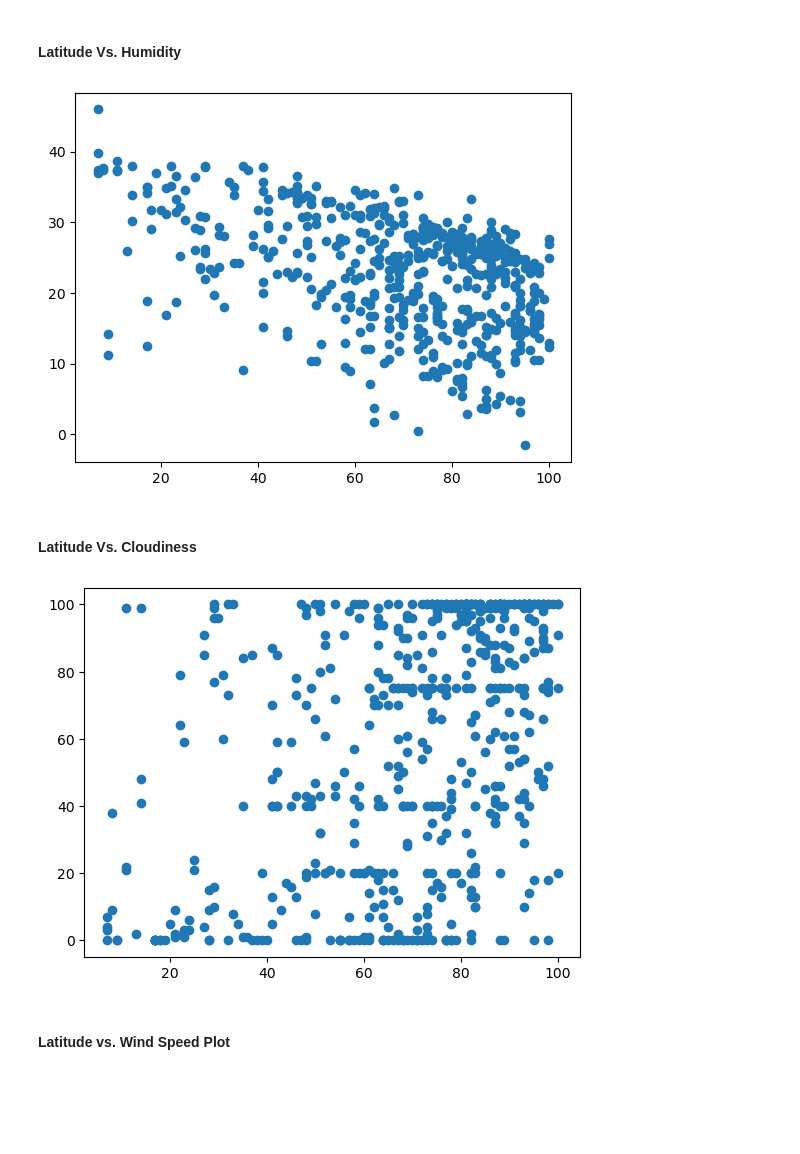
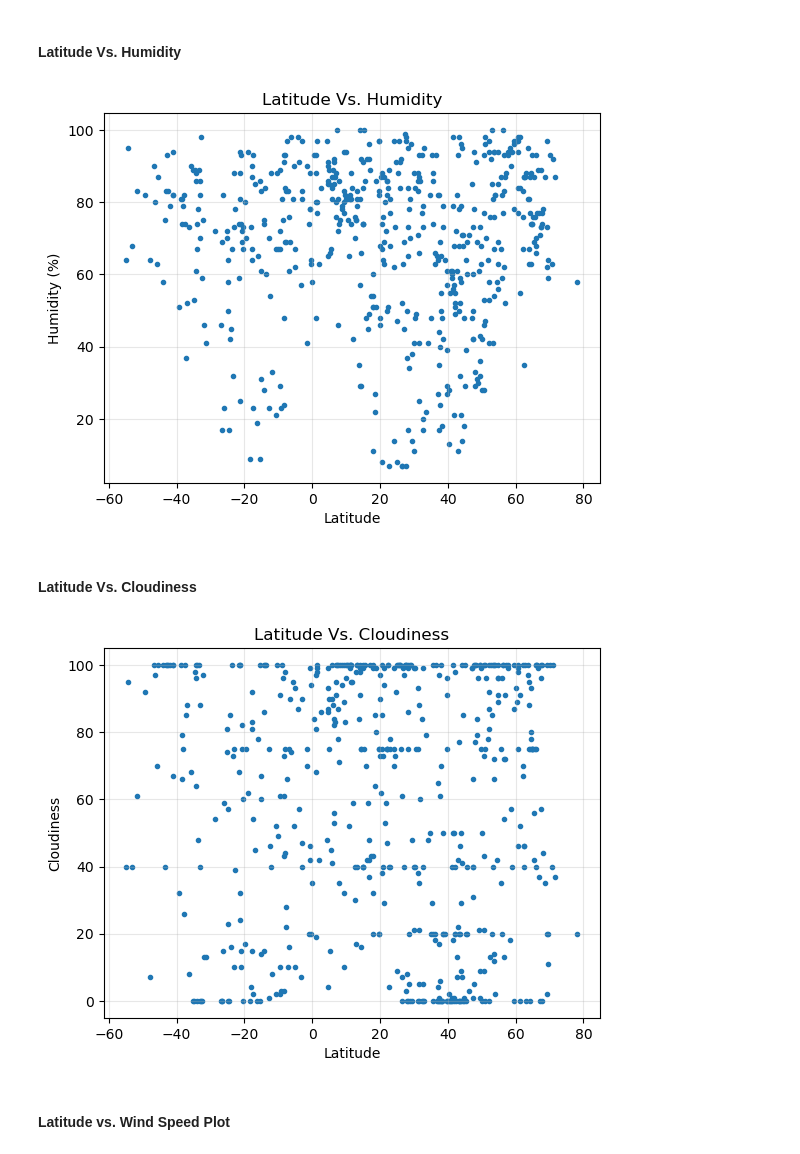
Before and after one commit to victorh360/python-api-challenge, a Jupyter notebook: WeatherPy.ipynb, the cells around one changed output. Cells and saved outputs as stored; diff of their text form; code cells hidden in the pictures; blank space fills up the shorter version.

```diff
--- a/WeatherPy.ipynb
+++ b/WeatherPy.ipynb
@@ -215,20 +217,23 @@ plt.show()
 # %%
 # Build the scatter plots for latitude vs. humidity
 latitude = city_data_df["Lat"]
 humidity = city_data_df["Humidity"]
 
-plt.scatter(humidity, temp, marker="o")
+plt.scatter(latitude, humidity, marker=".")
 
 # Incorporate the other graph properties
-# YOUR CODE HERE
+plt.title("Latitude Vs. Humidity")
+plt.xlabel("Latitude")
+plt.ylabel("Humidity (%)")
+plt.grid(alpha=0.30)
 
 # Save the figure
 plt.savefig("output_data/Fig2.png")
 
 # Show plot
 plt.show()
 # %% [output]
-[figure, old version]
+[figure, new version]
 # %% [markdown]
 #### Latitude Vs. Cloudiness
 # %%
@@ -237,11 +242,13 @@ plt.show()
 latitude = city_data_df["Lat"]
 cloudiness = city_data_df["Cloudiness"]
 
-plt.scatter(humidity, cloudiness, marker="o")
-
+plt.scatter(latitude, cloudiness, marker=".")
 
 # Incorporate the other graph properties
-# YOUR CODE HERE
+plt.title("Latitude Vs. Cloudiness")
+plt.xlabel("Latitude")
+plt.ylabel("Cloudiness")
+plt.grid(alpha=0.30)
 
 # Save the figure
 plt.savefig("output_data/Fig3.png")
@@ -249,7 +256,7 @@ plt.savefig("output_data/Fig3.png")
 # Show plot
 plt.show()
 # %% [output]
-[figure, old version]
+[figure, new version]
 # %% [markdown]
 #### Latitude vs. Wind Speed Plot
 # %%
```
Also changed, not shown: parts of 23 cells of this notebook, 4 other files.
